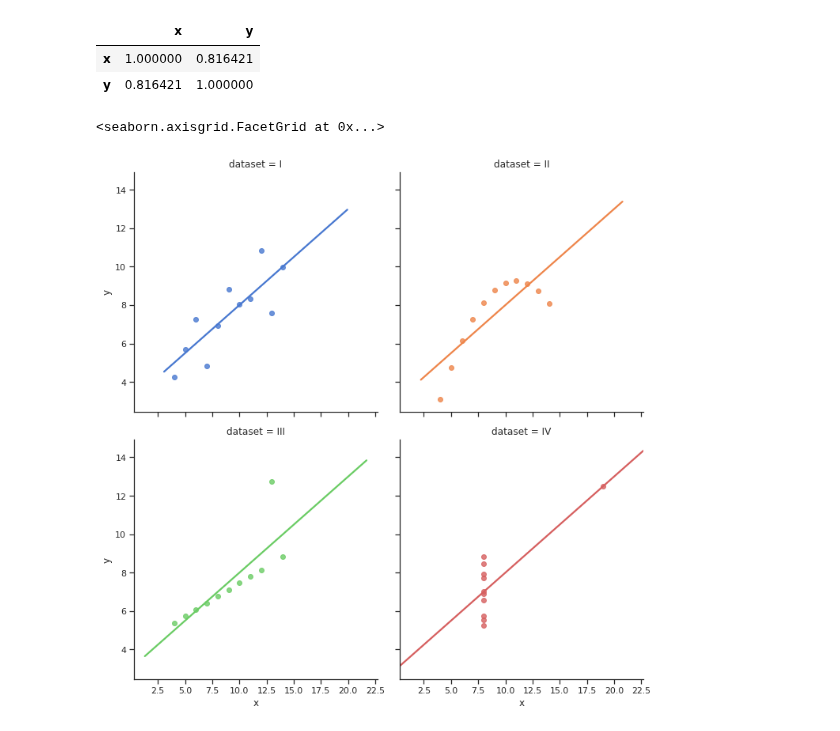
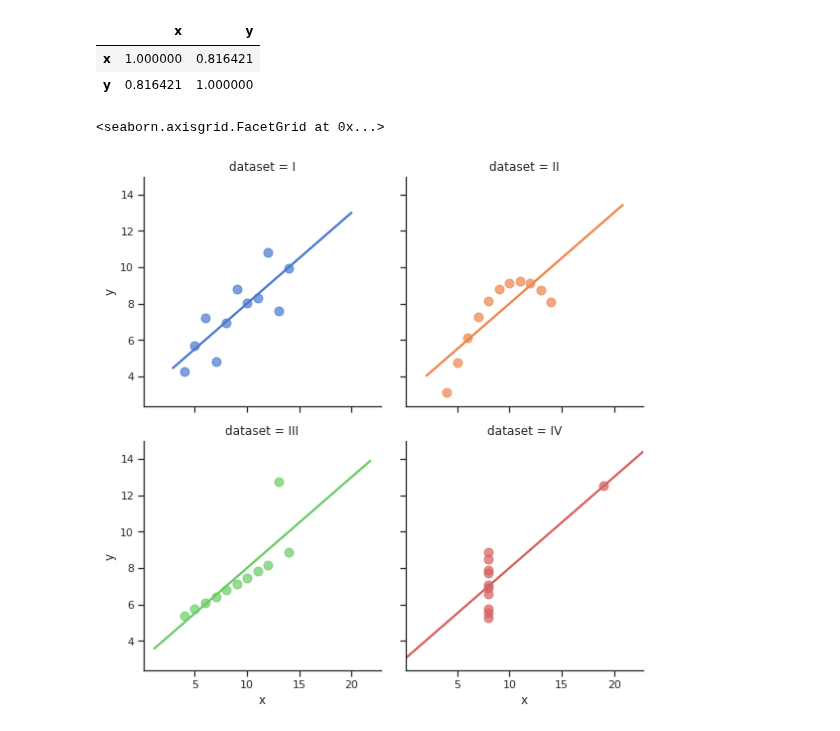
Before and after one commit to jgumin/jupyter-notebook, a Jupyter notebook: practice.ipynb, the cells around one changed output. Cells and saved outputs as stored; diff of their text form; code cells hidden in the pictures.

```diff
--- a/practice.ipynb
+++ b/practice.ipynb
@@ -158,7 +158,7 @@ df[df["dataset"] == "I"].corr()
 | y | 0.816421 | 1.000000 |
 # %%
 sns.lmplot(x="x", y="y", data=df, hue="dataset", col="dataset", col_wrap=2,
-           ci=None, palette="muted")
+           ci=None, palette="muted", height=4, scatter_kws={"s":80,"alpha":0.7})
 # %% [output]
 <seaborn.axisgrid.FacetGrid at 0x...>
-[figure, old version]
+[figure, new version]
```
Also changed, not shown: parts of 5 cells of this notebook.
